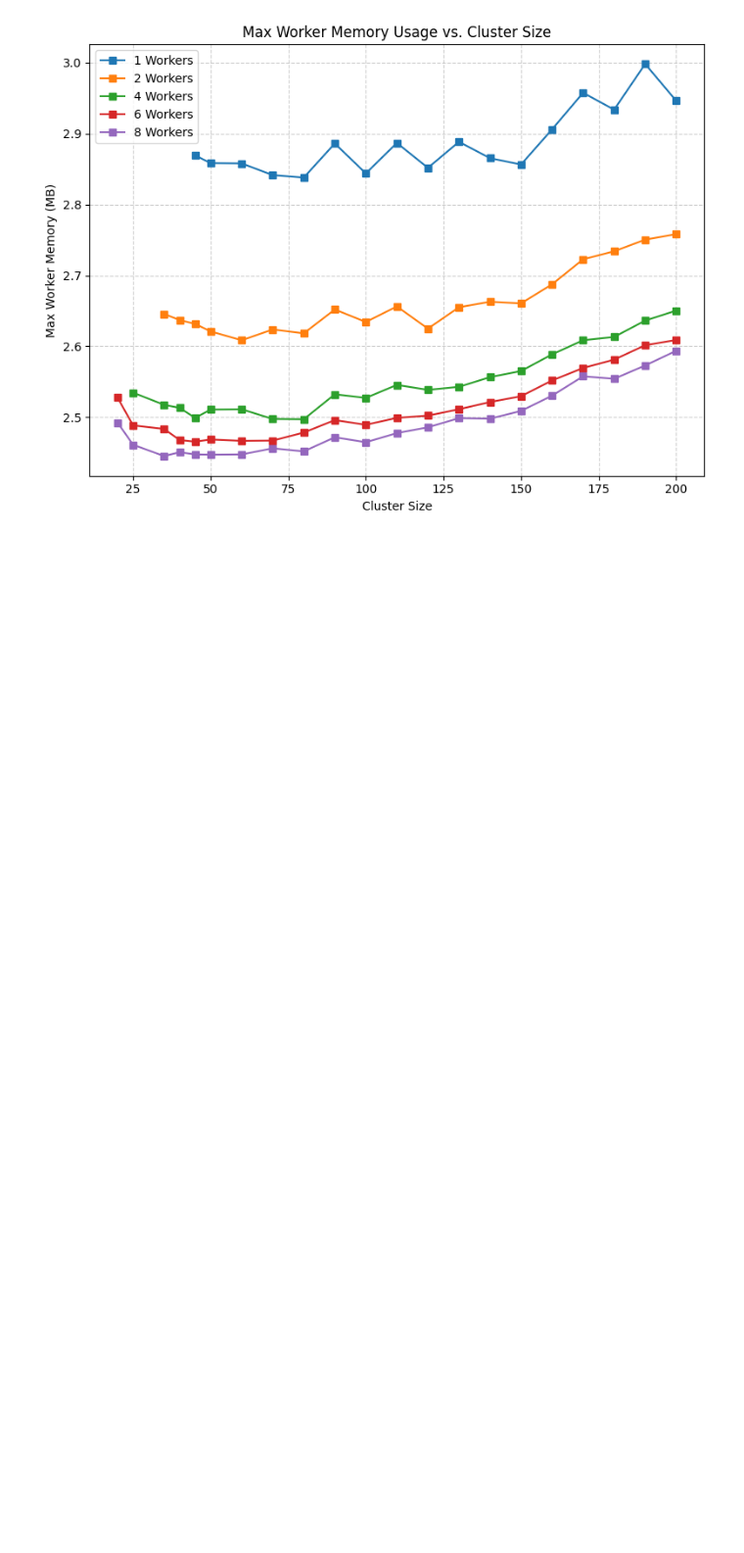
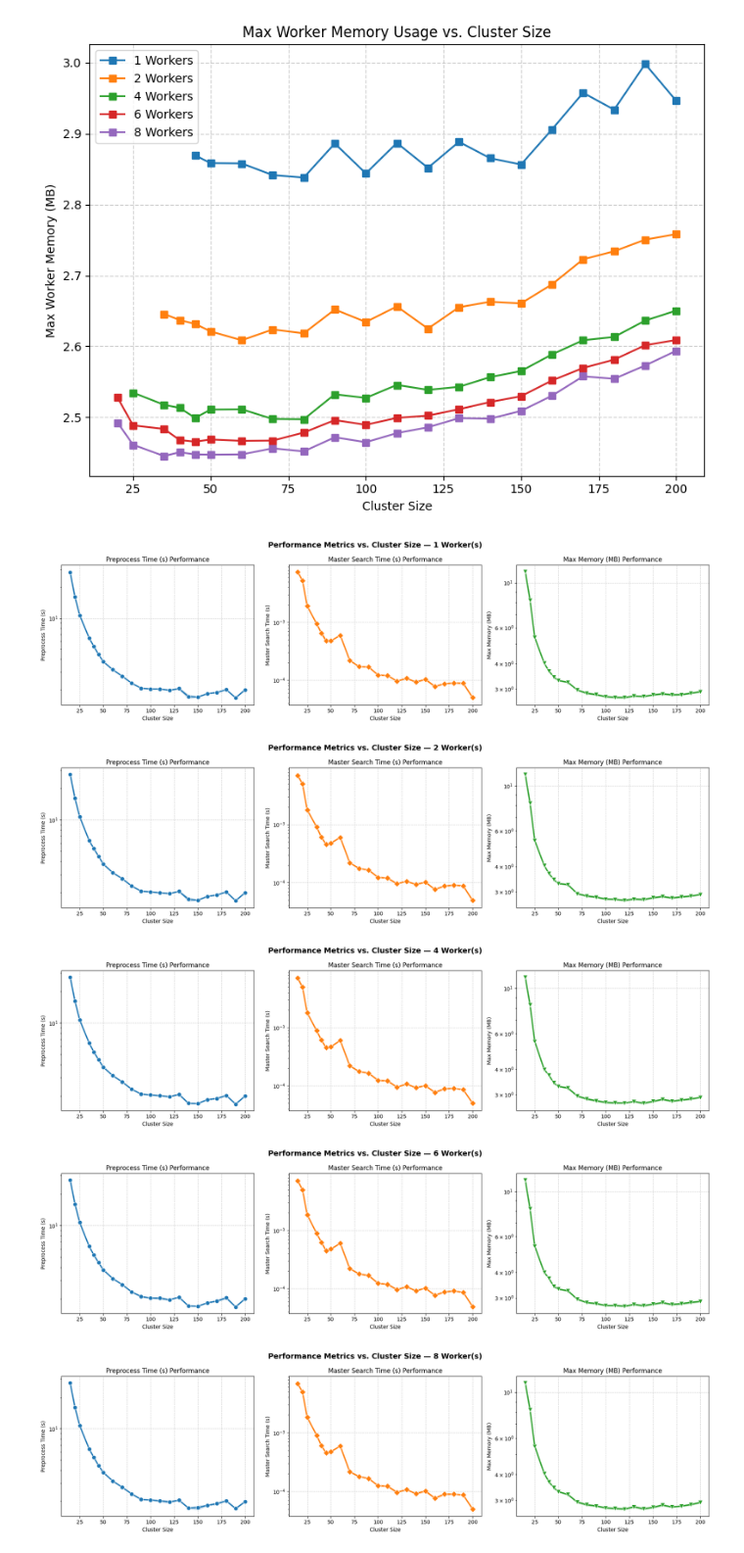
Before and after one commit to Efnilite/distributed-hpa-star, a Jupyter notebook: analysis/analyze_cs.ipynb, the cells around one changed output. Shown at 98% size. Cells and saved outputs as stored; diff of their text form; code cells hidden in the pictures; blank space fills up the shorter version.

```diff
--- a/analysis/analyze_cs.ipynb
+++ b/analysis/analyze_cs.ipynb
@@ -99,3 +101,75 @@ plt.tight_layout()
 plt.show()
 # %% [output]
 [figure]
+# %%
+import json
+import matplotlib.pyplot as plt
+import seaborn as sns
+import pandas as pd
+
+# 1. Load the benchmark results
+with open('benchmark_results.json', 'r') as f:
+    res = json.load(f)
+
+# 2. Parse raw run entries into a clean DataFrame
+records = []
+for entry in res['data']:
+    c_size = entry['cluster_size']
+    w_size = entry['workers_size']
+    timings = entry['timings']
+
+    records.append({
+        'cluster_size': c_size,
+        'workers_size': w_size,
+        'preprocess_time_s': timings.get('preprocessed', 0),
+        'master_search_time_s': timings.get('found_graph_path', 0),
+        'max_memory_mb': timings.get('max_memory', 0)
+    })
+
+df = pd.DataFrame(records)
+
+# Unique worker counts to iterate through (1, 2, 4, 6, 8)
+worker_counts = sorted(df['workers_size'].unique())
+
+# Define styling elements to match your template
+markers = ['o', 'D', 'v']
+metrics = ['preprocess_time_s', 'master_search_time_s', 'max_memory_mb']
+labels = ['Preprocess Time (s)', 'Master Search Time (s)', 'Max Memory (MB)']
+
+# 3. Generate 5 separate graphs (one for each worker pool size)
+for workers in worker_counts:
+    # Filter dataset for the current worker group
+    df_worker = df[df['workers_size'] == workers].copy()
+
+    # Initialize figure with 3 subplots side-by-side to track all 3 metrics clearly
+    fig, axes = plt.subplots(1, 3, figsize=(18, 5))
+    fig.suptitle(f'Performance Metrics vs. Cluster Size — {workers} Worker(s)', fontsize=14, fontweight='bold')
+
+    for i, metric in enumerate(metrics):
+        sns.lineplot(
+            data=df_worker,
+            x="cluster_size",
+            y=metric,
+            marker=markers[i],
+            markersize=8,
+            linewidth=2.5,
+            color=plt.cm.tab10(i), # Keeps color profiles consistent across graphs
+            errorbar='sd',          # Automatically computes standard deviation fill
+            ax=axes[i]
+        )
+
+        # Labels & Polish
+        axes[i].set_title(f'{labels[i]} Performance')
+        axes[i].set_xlabel('Cluster Size')
+        axes[i].set_ylabel(labels[i])
+        axes[i].set_yscale('log')
+        axes[i].grid(True, linestyle='--', alpha=0.6)
+
+    plt.tight_layout()
+    plt.show()
+# %% [output]
+[figure, added]
+[figure, added]
+[figure, added]
+[figure, added]
+[figure, added]
```
Also changed, not shown: parts of 2 cells of this notebook, 2 other files.
